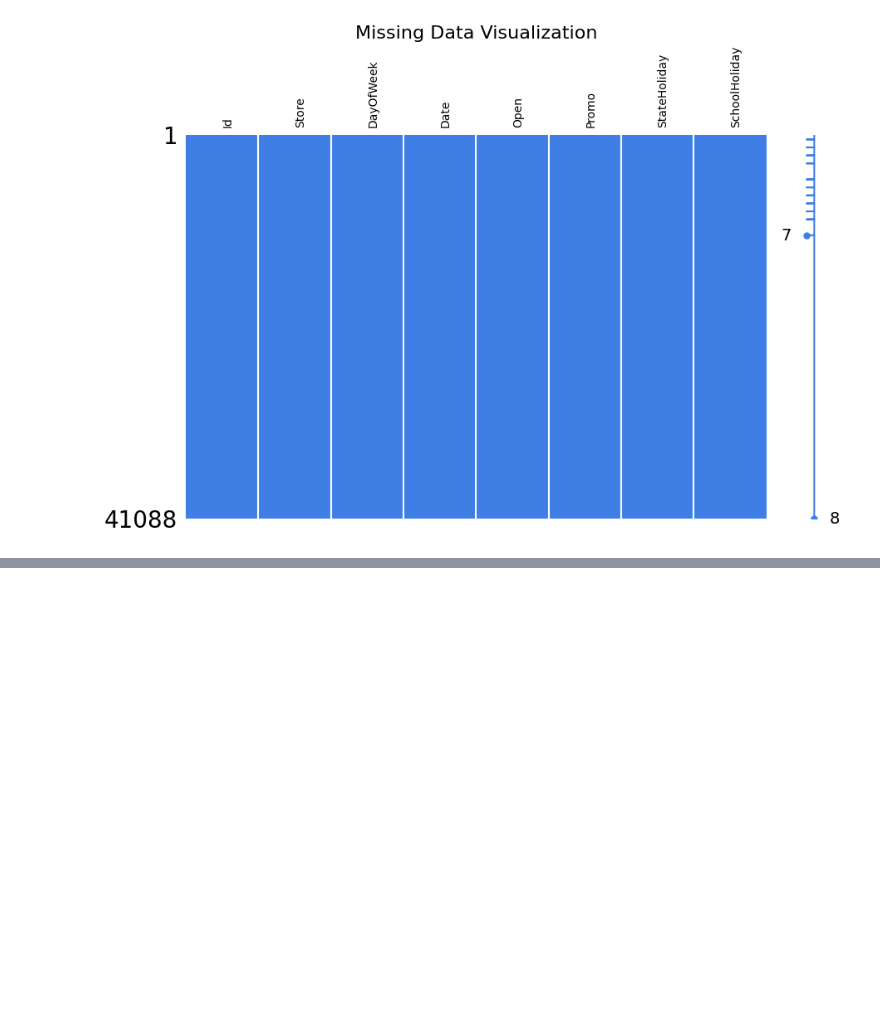
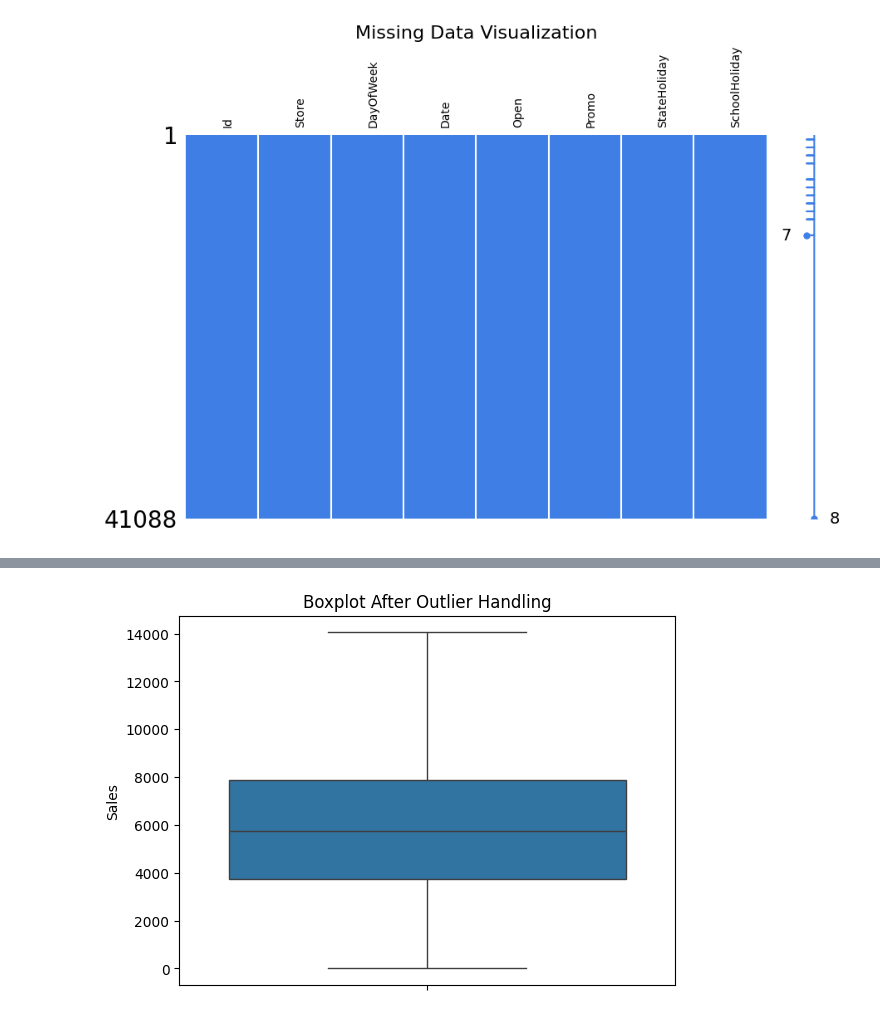
Before and after one commit to Almazt96/Week-4-Rossmann-Pharmaceuticals, a Jupyter notebook: notebooks/eda.ipynb, the cells around one changed output, grey strips where cells are left out. Drawn from its saved outputs; the diff is of its cells as text; code cells hidden in the pictures; blank space fills up the shorter version.

```diff
--- a/notebooks/eda.ipynb
+++ b/notebooks/eda.ipynb
@@ -138,0 +197,50 @@ plt.show()
+# %%
+# -------------------------------------------
+# Handle Outliers
+# -------------------------------------------
+logging.info("Starting outlier handling.")
+
+# Example: Detecting outliers using IQR method for 'Sales'
+def handle_outliers(train, column):
+    Q1 = train[column].quantile(0.25)
+    Q3 = train[column].quantile(0.75)
+    IQR = Q3 - Q1
+    lower_bound = Q1 - 1.5 * IQR
+    upper_bound = Q3 + 1.5 * IQR
+    train[column] = np.where(train[column] < lower_bound, lower_bound,
+                 np.where(train[column] > upper_bound, upper_bound, train[column]))
+    return train
+
+if 'Sales' in train.columns:
+    train = handle_outliers(train, 'Sales')
+    logging.info("Handled outliers in 'Sales' using IQR method.")
+
+# Boxplot to verify
+sns.boxplot(train['Sales'])
+plt.title("Boxplot After Outlier Handling")
+plt.show()
+
+# -------------------------------------------
+# Standardize or Normalize Features
+# -------------------------------------------
+logging.info("Starting feature scaling.")
+
+# Standardize numerical columns
+numerical_columns = ['Sales', 'Customers']
+if 'Competitor_Distance' in train.columns:
+    numerical_columns.append('Competitor_Distance')
+
+scaler = StandardScaler()
+train[numerical_columns] = scaler.fit_transform(train[numerical_columns])
+logging.info("Standardized numerical features.")
+
+# Verify scaling
+train[numerical_columns].describe()
+
+# -------------------------------------------
+# Save Cleaned Data
+# -------------------------------------------
+train.to_csv("cleaned_data.csv", index=False)
+logging.info("Saved cleaned dataset.")
+# %% [output]
+[figure, added]
```
Also changed, not shown: parts of 2 cells of this notebook, 1 other file.
